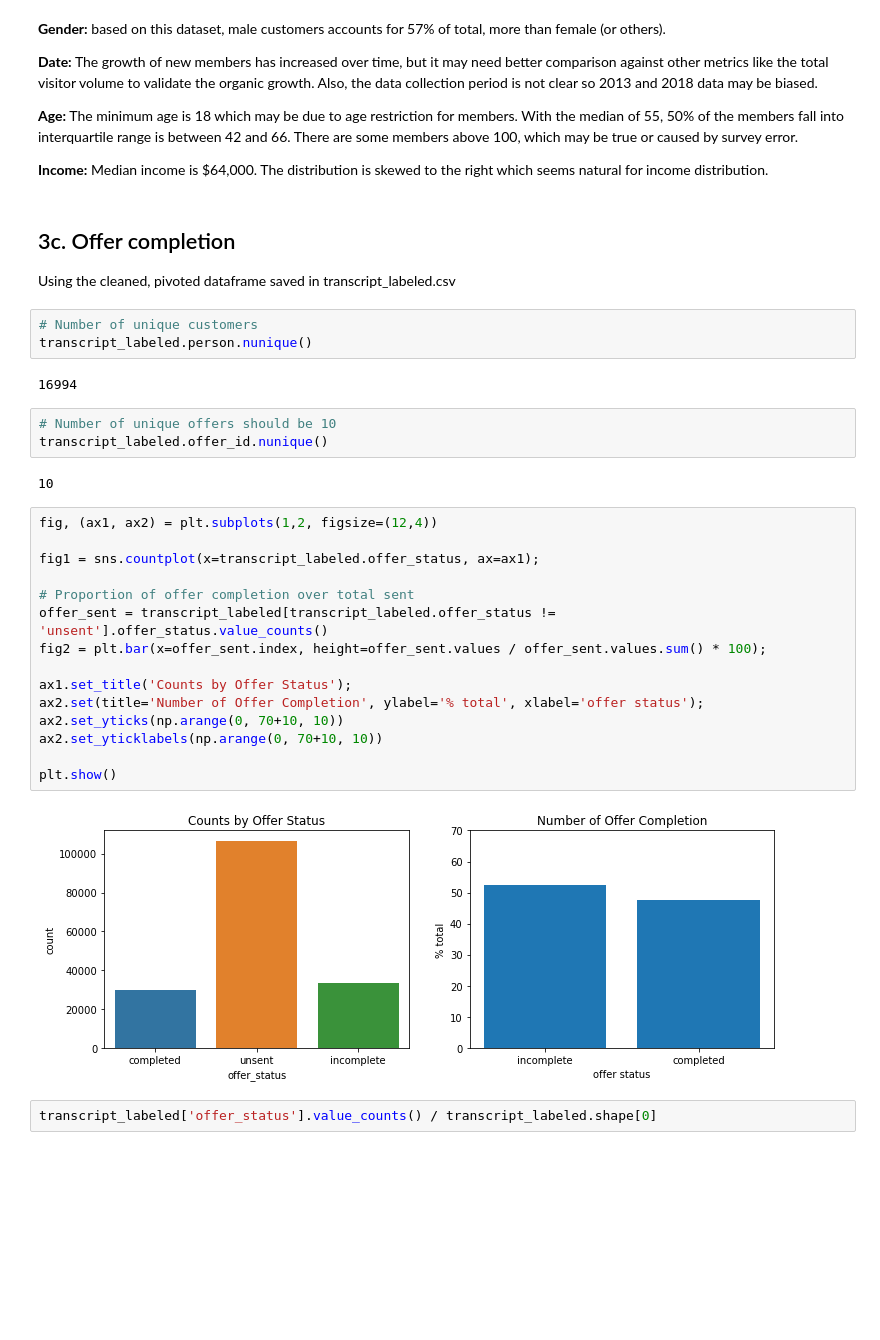
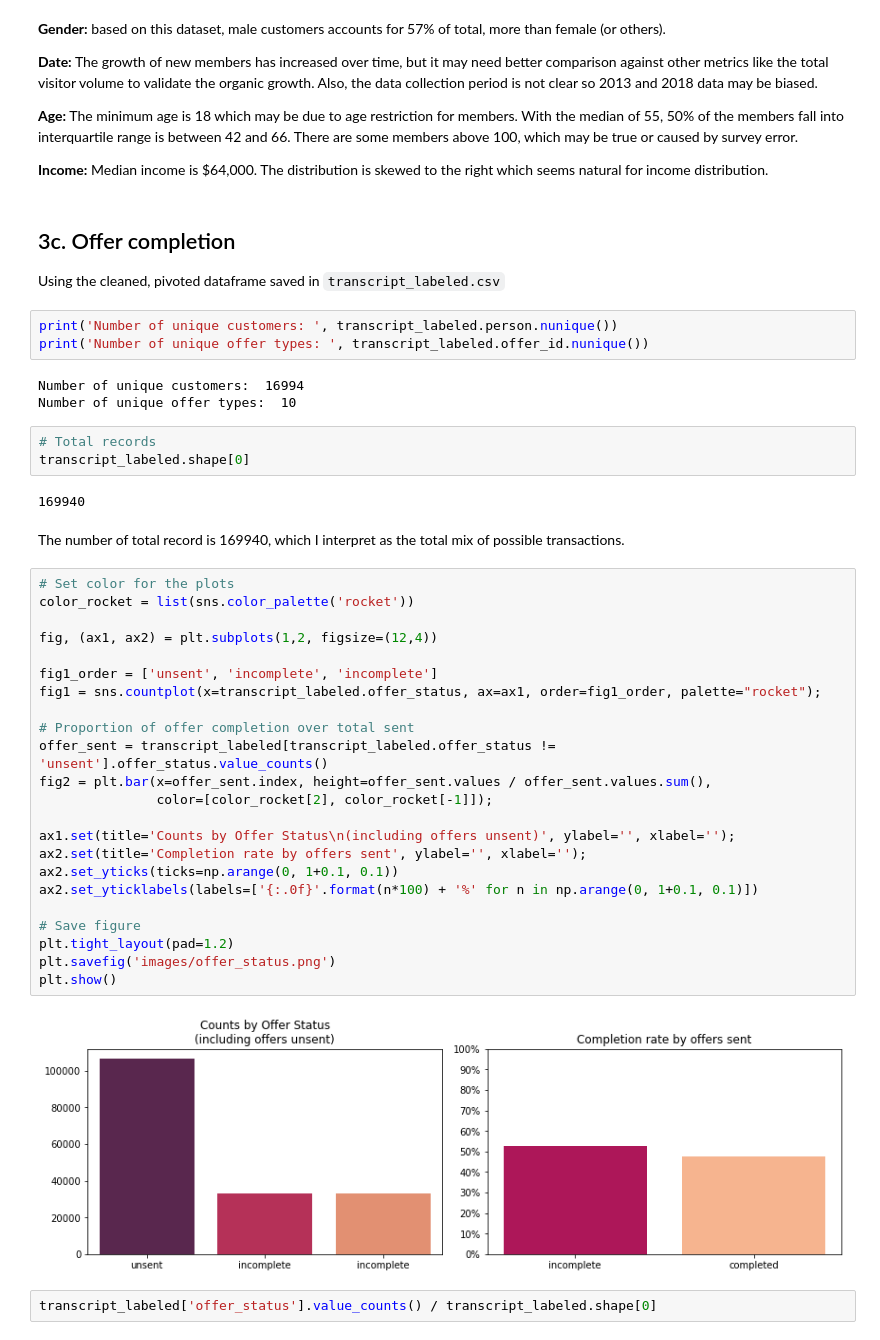
Before and after one commit to jasonsuk/ds-starbucks, a Jupyter notebook: Starbucks_Capstone_notebook.ipynb, the cells around one changed output. Drawn from its saved outputs; the diff is of its cells as text; blank space fills up the shorter version.

```diff
--- a/Starbucks_Capstone_notebook.ipynb
+++ b/Starbucks_Capstone_notebook.ipynb
@@ -868,34 +1161,45 @@ Name: income, dtype: float64
 **Income:** Median income is $64,000. The distribution is skewed to the right which seems natural for income distribution.
 # %% [markdown]
 ## 3c. Offer completion
-Using the cleaned, pivoted dataframe saved in transcript_labeled.csv
+Using the cleaned, pivoted dataframe saved in `transcript_labeled.csv`
 # %%
-# Number of unique customers
-transcript_labeled.person.nunique()
+print('Number of unique customers: ', transcript_labeled.person.nunique())
+print('Number of unique offer types: ', transcript_labeled.offer_id.nunique())
 # %% [output]
-16994
+Number of unique customers:  16994
+Number of unique offer types:  10
-# %%
-# Number of unique offers should be 10
-transcript_labeled.offer_id.nunique()
-# %% [output]
-10
+# %%
+# Total records
+transcript_labeled.shape[0]
+# %% [output]
+169940
+# %% [markdown]
+The number of total record is 169940, which I interpret as the total mix of possible transactions.
 # %%
+# Set color for the plots
+color_rocket = list(sns.color_palette('rocket'))
+
 fig, (ax1, ax2) = plt.subplots(1,2, figsize=(12,4))
 
-fig1 = sns.countplot(x=transcript_labeled.offer_status, ax=ax1);
+fig1_order = ['unsent', 'incomplete', 'incomplete']
+fig1 = sns.countplot(x=transcript_labeled.offer_status, ax=ax1, order=fig1_order, palette="rocket");
 
 # Proportion of offer completion over total sent
 offer_sent = transcript_labeled[transcript_labeled.offer_status != 'unsent'].offer_status.value_counts()
-fig2 = plt.bar(x=offer_sent.index, height=offer_sent.values / offer_sent.values.sum() * 100);
+fig2 = plt.bar(x=offer_sent.index, height=offer_sent.values / offer_sent.values.sum(),
+               color=[color_rocket[2], color_rocket[-1]]);
 
-ax1.set_title('Counts by Offer Status');
-ax2.set(title='Number of Offer Completion', ylabel='% total', xlabel='offer status');
-ax2.set_yticks(np.arange(0, 70+10, 10))
-ax2.set_yticklabels(np.arange(0, 70+10, 10))
+ax1.set(title='Counts by Offer Status\n(including offers unsent)', ylabel='', xlabel='');
+ax2.set(title='Completion rate by offers sent', ylabel='', xlabel='');
+ax2.set_yticks(ticks=np.arange(0, 1+0.1, 0.1))
+ax2.set_yticklabels(labels=['{:.0f}'.format(n*100) + '%' for n in np.arange(0, 1+0.1, 0.1)])
 
+# Save figure
+plt.tight_layout(pad=1.2)
+plt.savefig('images/offer_status.png')
 plt.show()
 # %% [output]
-[figure, old version]
+[figure, new version]
 # %%
 transcript_labeled['offer_status'].value_counts() / transcript_labeled.shape[0]
 # %% [output]
```
Also changed, not shown: parts of 109 cells of this notebook, 4 other files.
